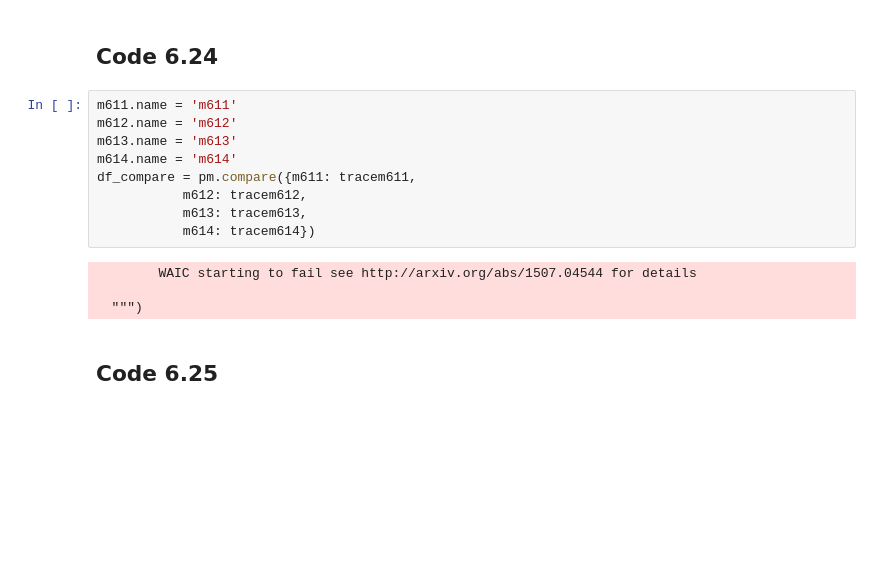
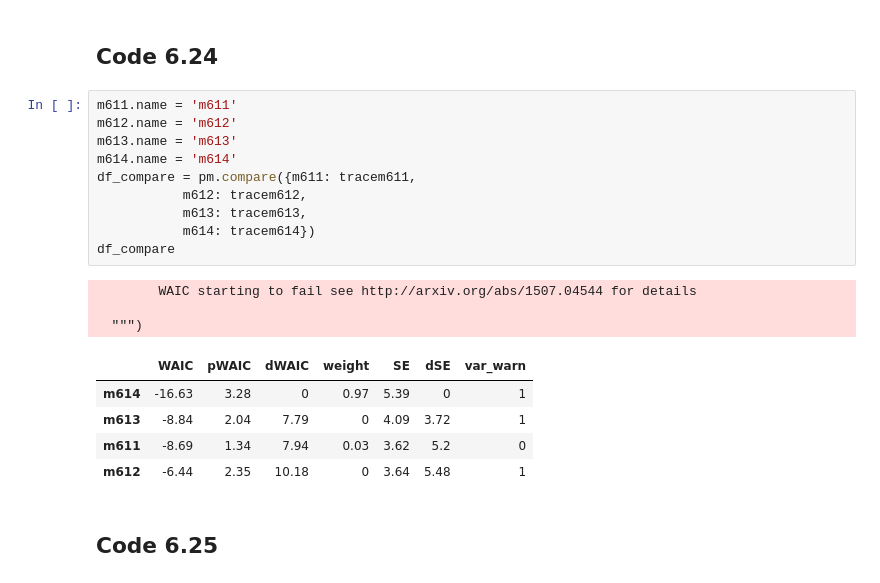
Before and after one commit to jkelley7/stat_rethinking, a Jupyter notebook: Chapter_6.ipynb, the cells around one changed output. Cells and saved outputs as stored; diff of their text form; blank space fills up the shorter version.

```diff
--- a/Chapter_6.ipynb
+++ b/Chapter_6.ipynb
@@ -376,16 +376,22 @@ WAIC_r(WAIC=-16.013536621322082, WAIC_se=5.4143100396606245, p_WAIC=3.4642237826
 # %%
 m611.name = 'm611'
 m612.name = 'm612'
 m613.name = 'm613'
 m614.name = 'm614'
 df_compare = pm.compare({m611: tracem611,
            m612: tracem612,
            m613: tracem613,
            m614: tracem614})
+df_compare
 # %% [output]
         WAIC starting to fail see http://arxiv.org/abs/1507.04544 for details
 
   """)
+|  | WAIC | pWAIC | dWAIC | weight | SE | dSE | var_warn |
+| m614 | -16.63 | 3.28 | 0 | 0.97 | 5.39 | 0 | 1 |
+| m613 | -8.84 | 2.04 | 7.79 | 0 | 4.09 | 3.72 | 1 |
+| m611 | -8.69 | 1.34 | 7.94 | 0.03 | 3.62 | 5.2 | 0 |
+| m612 | -6.44 | 2.35 | 10.18 | 0 | 3.64 | 5.48 | 1 |
 # %% [markdown]
 ## Code 6.25
 # %%
```
Also changed, not shown: parts of 8 cells of this notebook.
